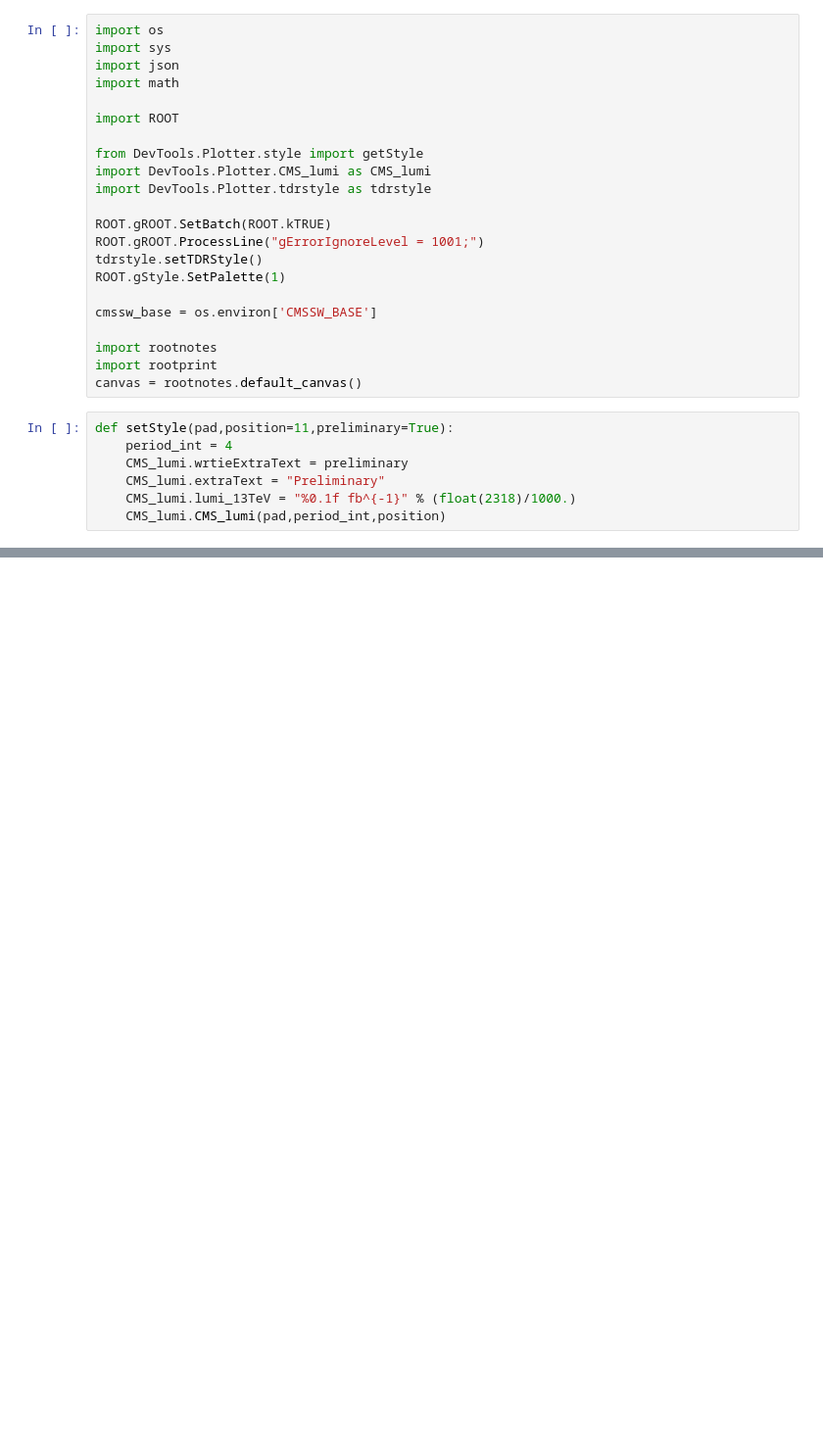
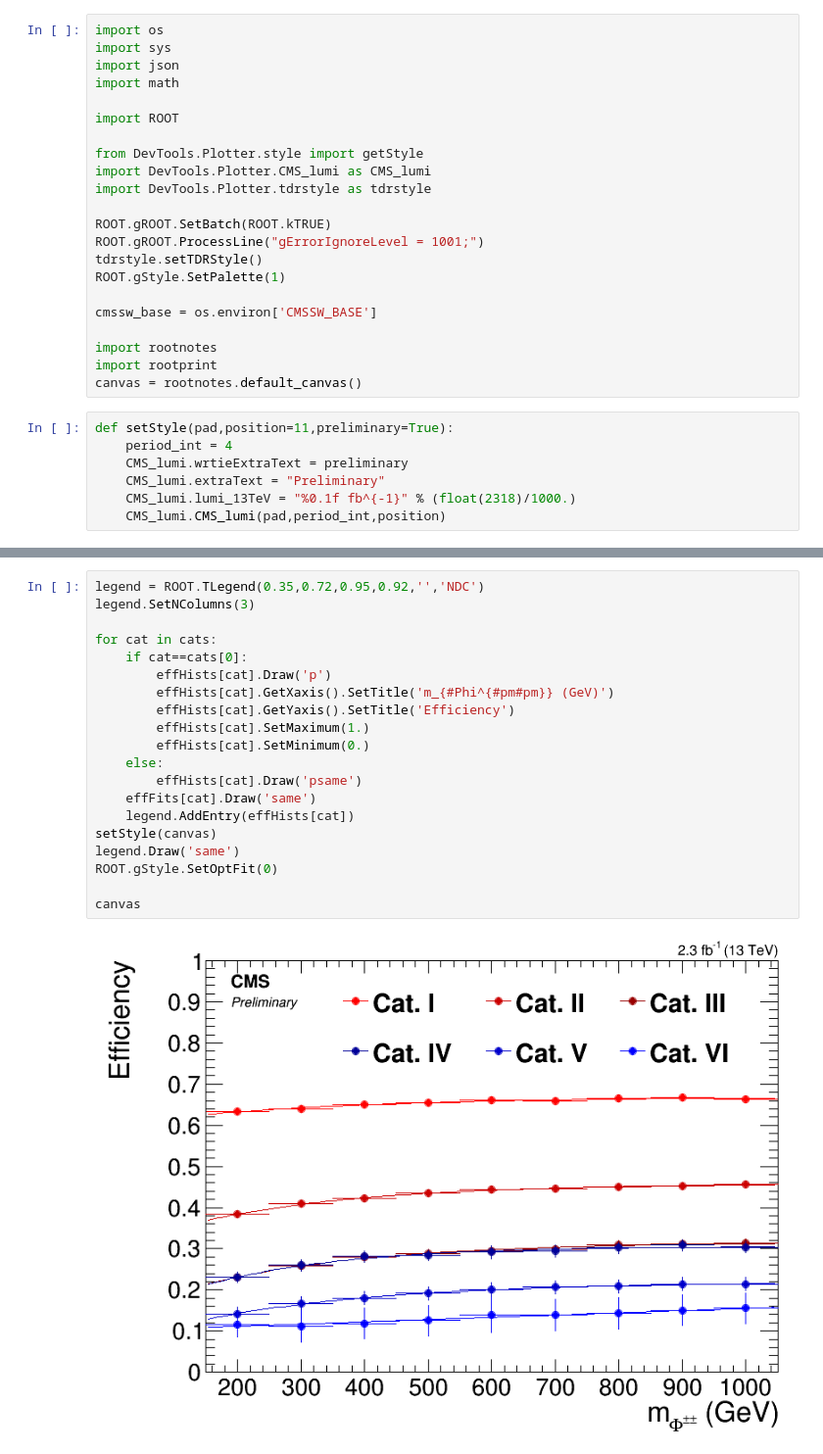
Before and after one commit to dntaylor/DevTools, a Jupyter notebook: ipython/Fitting.ipynb, the cells around one changed output, grey strips where cells are left out. Shown: that part at 98% size. Drawn from its saved outputs; the diff is of its cells as text; blank space fills up the shorter version.

```diff
--- a/ipython/Fitting.ipynb
+++ b/ipython/Fitting.ipynb
@@ -189,0 +205,22 @@ print c.getVal()
+# %%
+legend = ROOT.TLegend(0.35,0.72,0.95,0.92,'','NDC')
+legend.SetNColumns(3)
+
+for cat in cats:
+    if cat==cats[0]:
+        effHists[cat].Draw('p')
+        effHists[cat].GetXaxis().SetTitle('m_{#Phi^{#pm#pm}} (GeV)')
+        effHists[cat].GetYaxis().SetTitle('Efficiency')
+        effHists[cat].SetMaximum(1.)
+        effHists[cat].SetMinimum(0.)
+    else:
+        effHists[cat].Draw('psame')
+    effFits[cat].Draw('same')
+    legend.AddEntry(effHists[cat])
+setStyle(canvas)
+legend.Draw('same')
+ROOT.gStyle.SetOptFit(0)
+
+canvas
+# %% [output]
+[figure, added]
```
Also changed, not shown: parts of 8 cells of this notebook, 10 other files.
